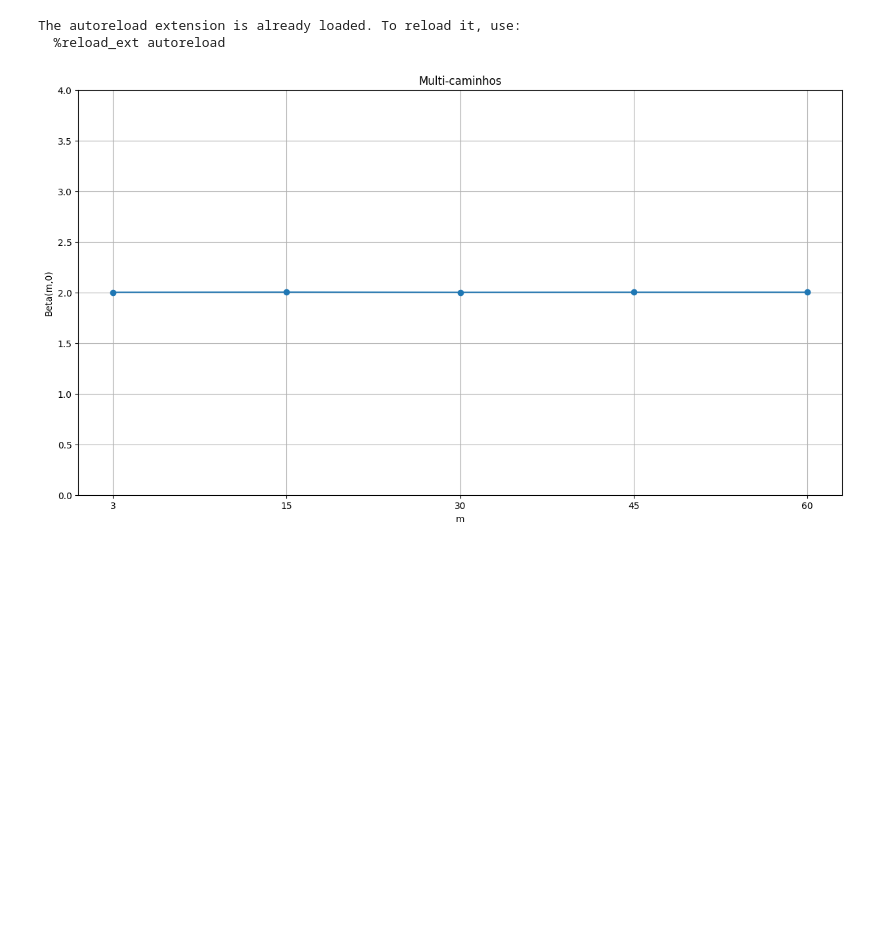
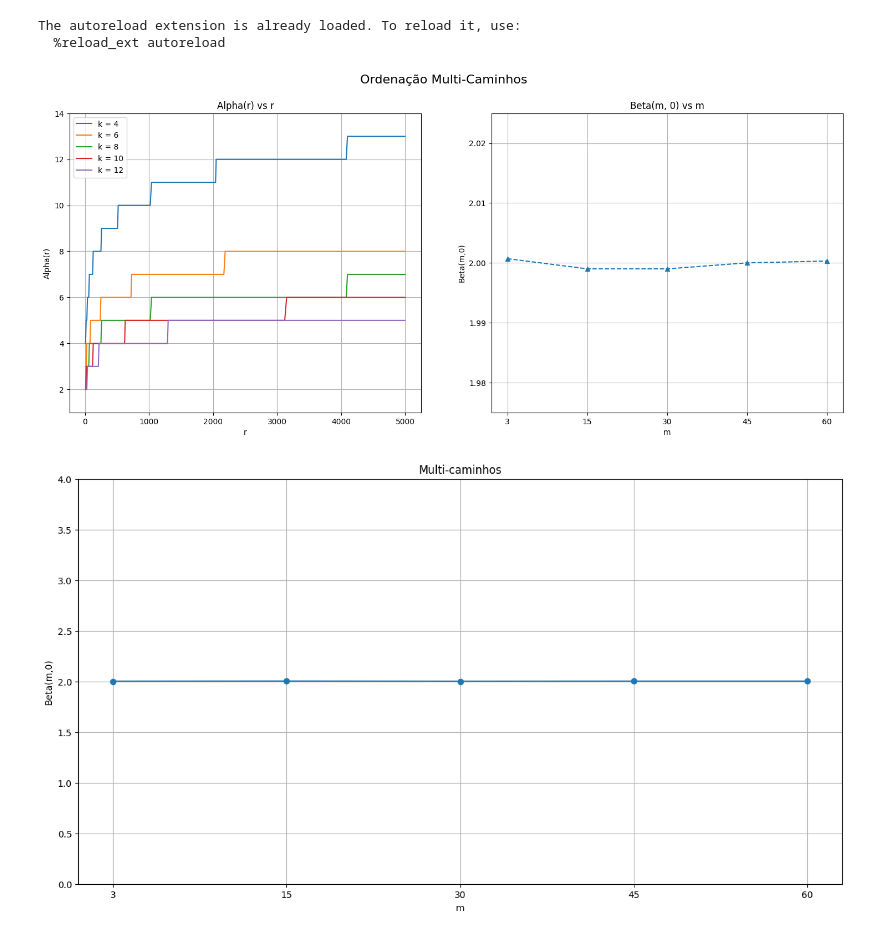
Before and after one commit to caiogmello/ordenacao_externa_eda2, a Jupyter notebook: plot.ipynb, the cells around one changed output. Cells and saved outputs as stored; diff of their text form; code cells hidden in the pictures; blank space fills up the shorter version.

Commit message:
alphas e betas

```diff
--- a/plot.ipynb
+++ b/plot.ipynb
@@ -10,5 +10,10 @@ from Plotter import *
 The autoreload extension is already loaded. To reload it, use:
   %reload_ext autoreload
 # %%
-alphaB = loadAlpha('alphaMultiCaminhos.json', "./betas_e_alphas")
+alphaB = loadAlpha('alphaMultiCaminhos.json', './alphas')
+betaB = loadBeta('betaMultiCaminhos.json', './betas')
+# %%
+subplotAlphaBeta(alphaB, betaB, 'Ordenação Multi-Caminhos', 1, 14, 1.975, 2.025)
+# %% [output]
+[figure, added]
 # %%
```
Also changed, not shown: parts of 4 cells of this notebook, 7 other files.
